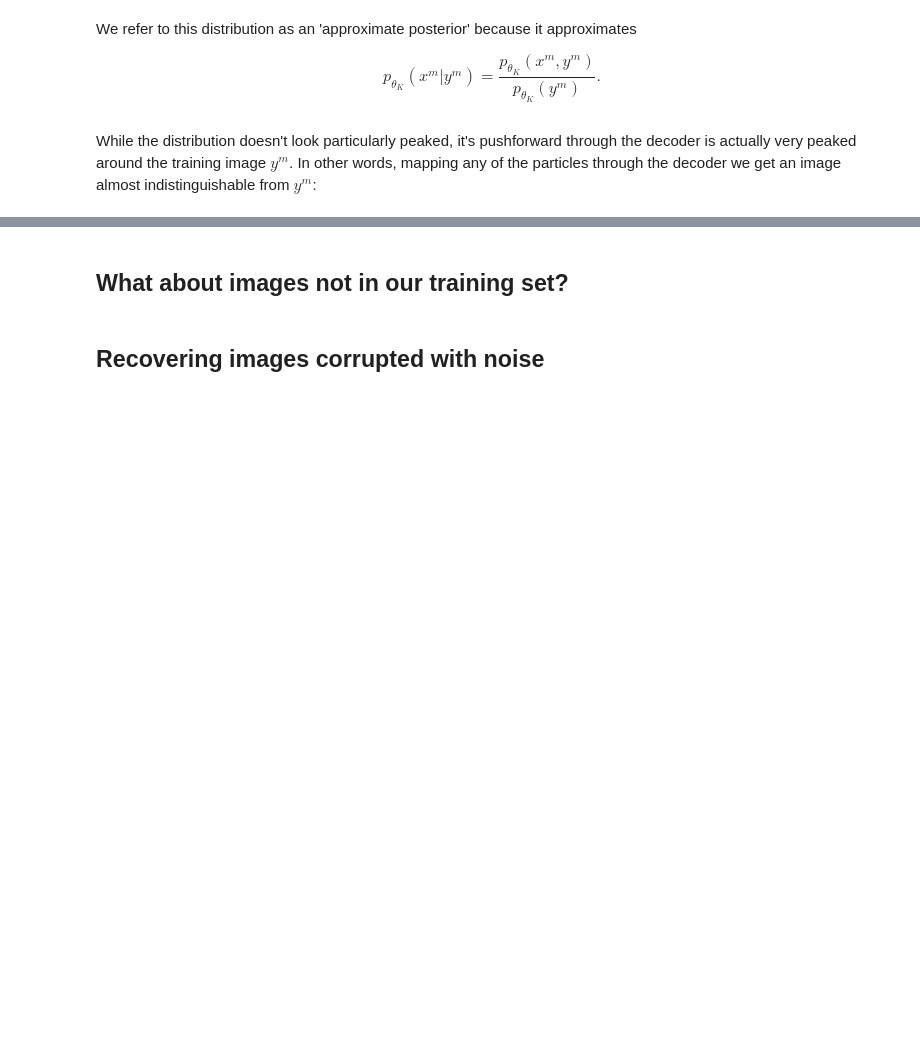
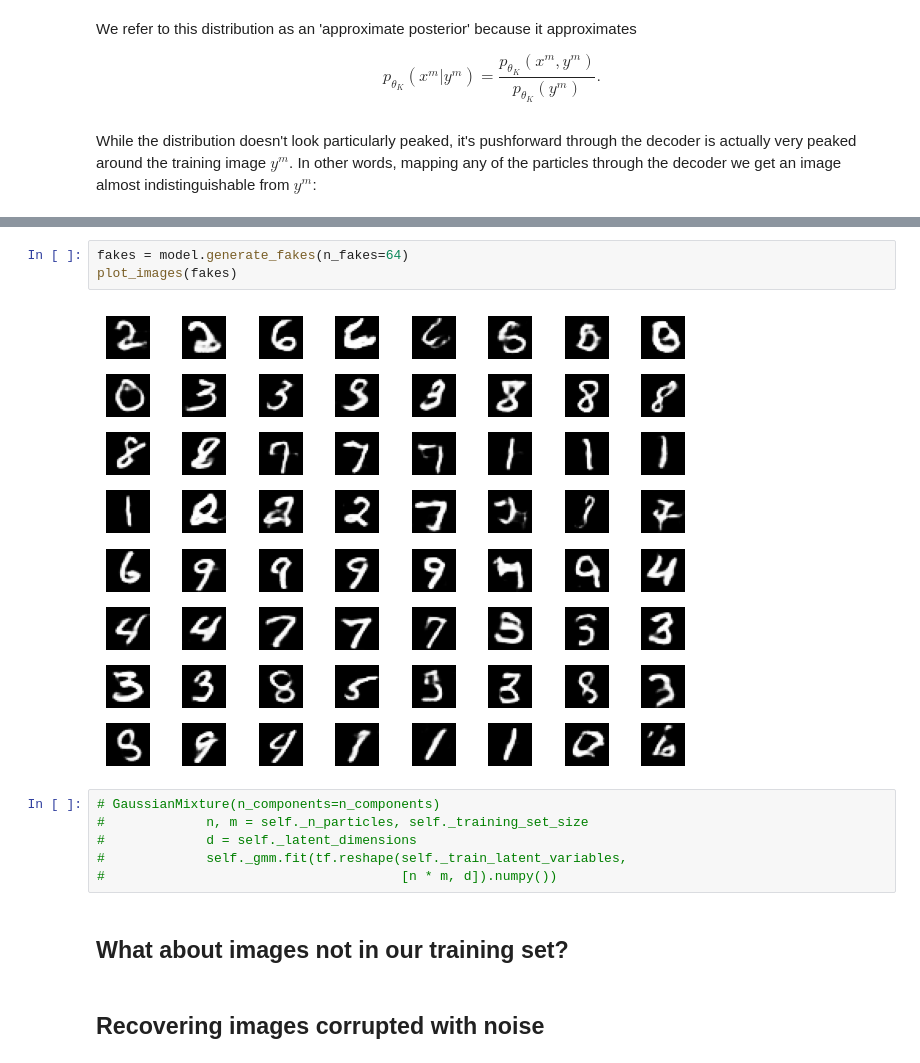
Before and after one commit to juankuntz/LPAE, a Jupyter notebook: notebooks/MNIST_tutorial.ipynb, the cells around one changed output, grey strips where cells are left out. Saved outputs shown, nothing was run; the diff lists cells and outputs as text; blank space fills up the shorter version.

```diff
--- a/notebooks/MNIST_tutorial.ipynb
+++ b/notebooks/MNIST_tutorial.ipynb
@@ -245,3 +240,14 @@ sns.pairplot(particles_pca, hue='label', palette='deep', plot_kws={'s': 0.5})
+# %%
+fakes = model.generate_fakes(n_fakes=64)
+plot_images(fakes)
+# %% [output]
+[figure, added]
+# %%
+# GaussianMixture(n_components=n_components)
+#             n, m = self._n_particles, self._training_set_size
+#             d = self._latent_dimensions
+#             self._gmm.fit(tf.reshape(self._train_latent_variables,
+#                                      [n * m, d]).numpy())
 # %% [markdown]
 ## What about images not in our training set?
 # %% [markdown]
```
Also changed, not shown: parts of 27 cells of this notebook, 1 other file.
